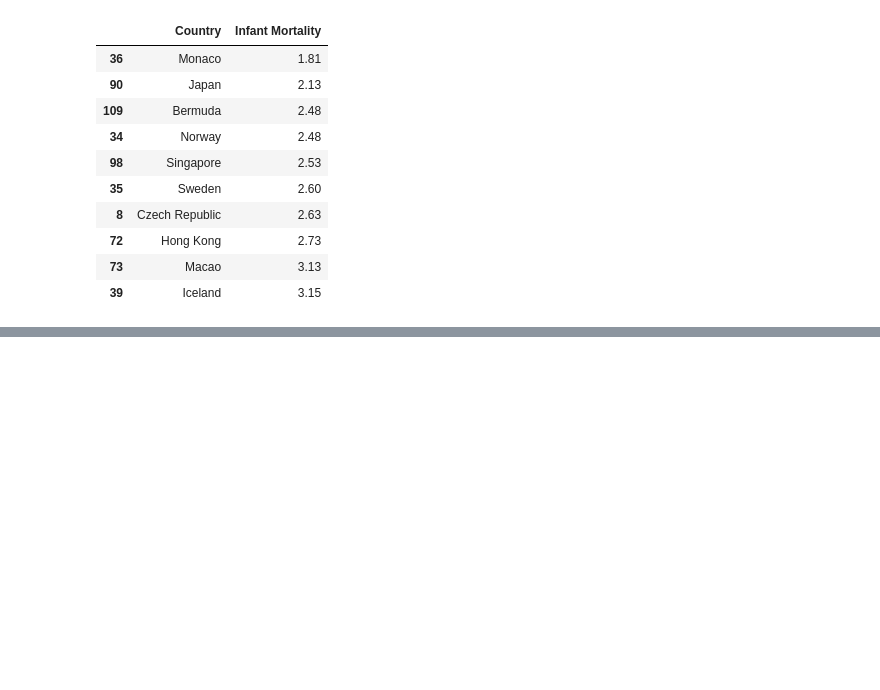
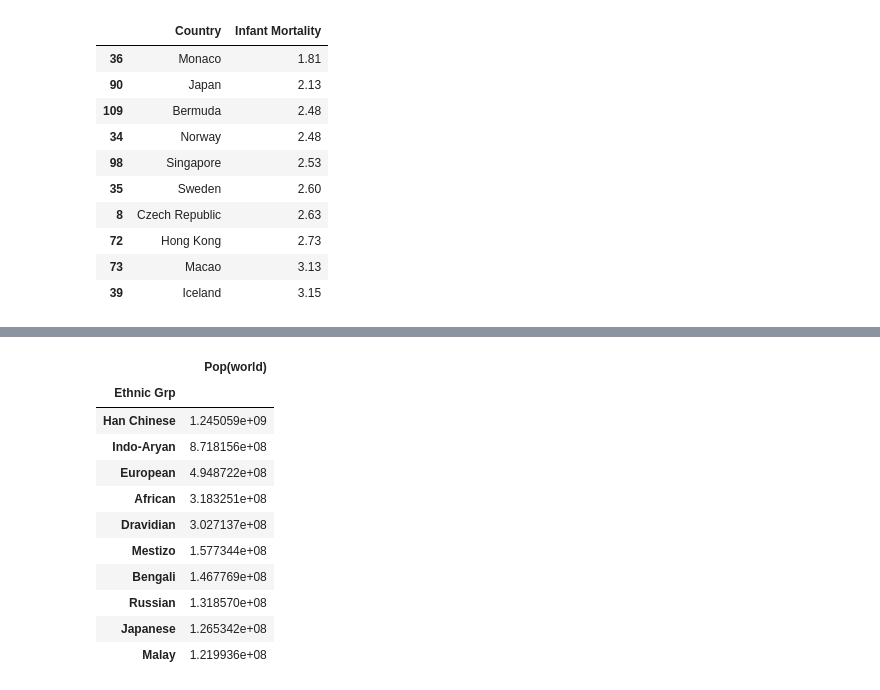
Before and after one commit to aeevrubin/data_wrangling_xml, a Jupyter notebook: sliderule_dsi_xml_exercise.ipynb, the cells around one changed output, grey strips where cells are left out. Cells and saved outputs as stored; diff of their text form; code cells hidden in the pictures; blank space fills up the shorter version.

```diff
--- a/sliderule_dsi_xml_exercise.ipynb
+++ b/sliderule_dsi_xml_exercise.ipynb
@@ -159,0 +175,62 @@ for element in document.iterfind('country'):
+# %%
+#10 ethnic groups with the largest overall populations
+#(sum of best/latest estimates over all countries)
+
+import pandas as pd
+
+ethnicGroupName=[]
+nEthGrpInCntryList=[]
+
+#ethnicGroupPop=[]
+#ethnicGroupRatio=[]
+#countryList=[]
+#maxPopList=[]
+#maxYearPopList=[]
+
+for element in document.iterfind('country'):
+    if ((element.find('ethnicgroup') is not None) and (element.find('population') is not None)):
+
+        popYr=[]
+        for pop in element.findall('population'): #get latest year pop is measured
+            popYr.append(pop.get('year'))
+            #print element.find('name').text, pop.attrib, pop.get('year'), pop.text
+            #print popYr, max(popYr)
+
+        for pop in element.findall('population'): #get pop associated with the most recent year
+            if (pop.get('year')==max(popYr)) :
+                maxPop = pop.text
+                maxYear = pop.get('year')
+
+        for egrp in element.findall('ethnicgroup'):
+            ethnicGroupName.append(egrp.text)
+            nEthGrpInCntryList.append(0.01*float(egrp.get('percentage'))*float(maxPop))
+
+            #print element.find('name').text, egrp.attrib, egrp.get('percentage'), egrp.text
+            #percentage.append(egrp.text)
+            #ethnicGroupRatio.append(egrp.get('percentage'))
+            #maxPopList.append(maxPop)
+            #maxYearPopList.append(maxYear)
+            #countryList.append(element.find('name').text)
+
+
+
+df = pd.DataFrame({"Ethnic Grp":ethnicGroupName,"Pop(world)":nEthGrpInCntryList})
+                   #"Ratio in Country Pop": ethnicGroupRatio,
+                   #"Pop":  maxPopList,
+                   #"Year of Most Recent Pop.": maxYearPopList})
+                    #, "Country": countryList})
+
+df.groupby(['Ethnic Grp']).sum().sort_values("Pop(world)",ascending=False).head(10)
+# %% [output]
+|  | Pop(world) |
+| Ethnic Grp |  |
+| Han Chinese | 1.245059e+09 |
+| Indo-Aryan | 8.718156e+08 |
+| European | 4.948722e+08 |
+| African | 3.183251e+08 |
+| Dravidian | 3.027137e+08 |
+| Mestizo | 1.577344e+08 |
+| Bengali | 1.467769e+08 |
+| Russian | 1.318570e+08 |
+| Japanese | 1.265342e+08 |
+| Malay | 1.219936e+08 |
```
Also changed, not shown: parts of 4 cells of this notebook, 1 other file.
